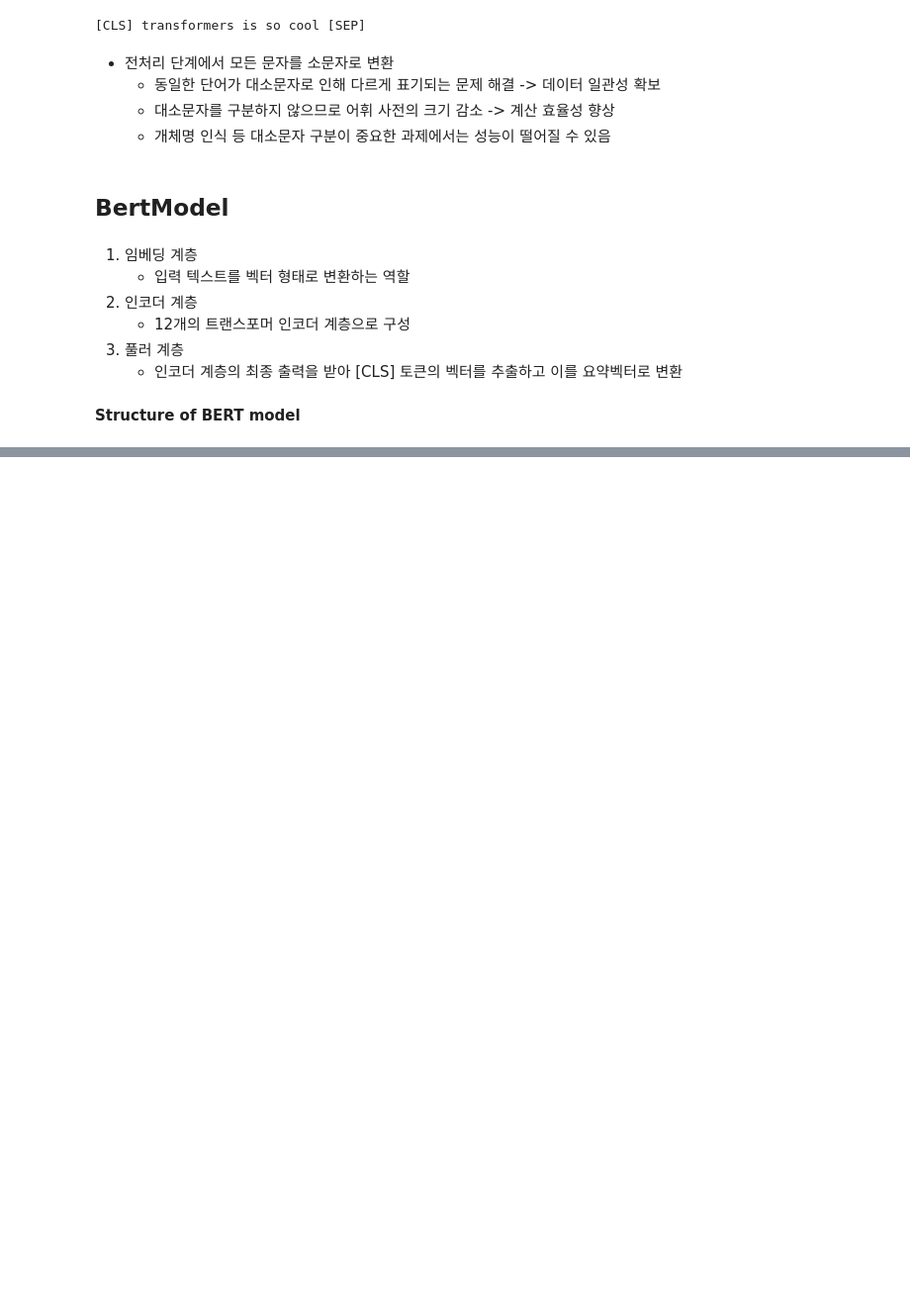
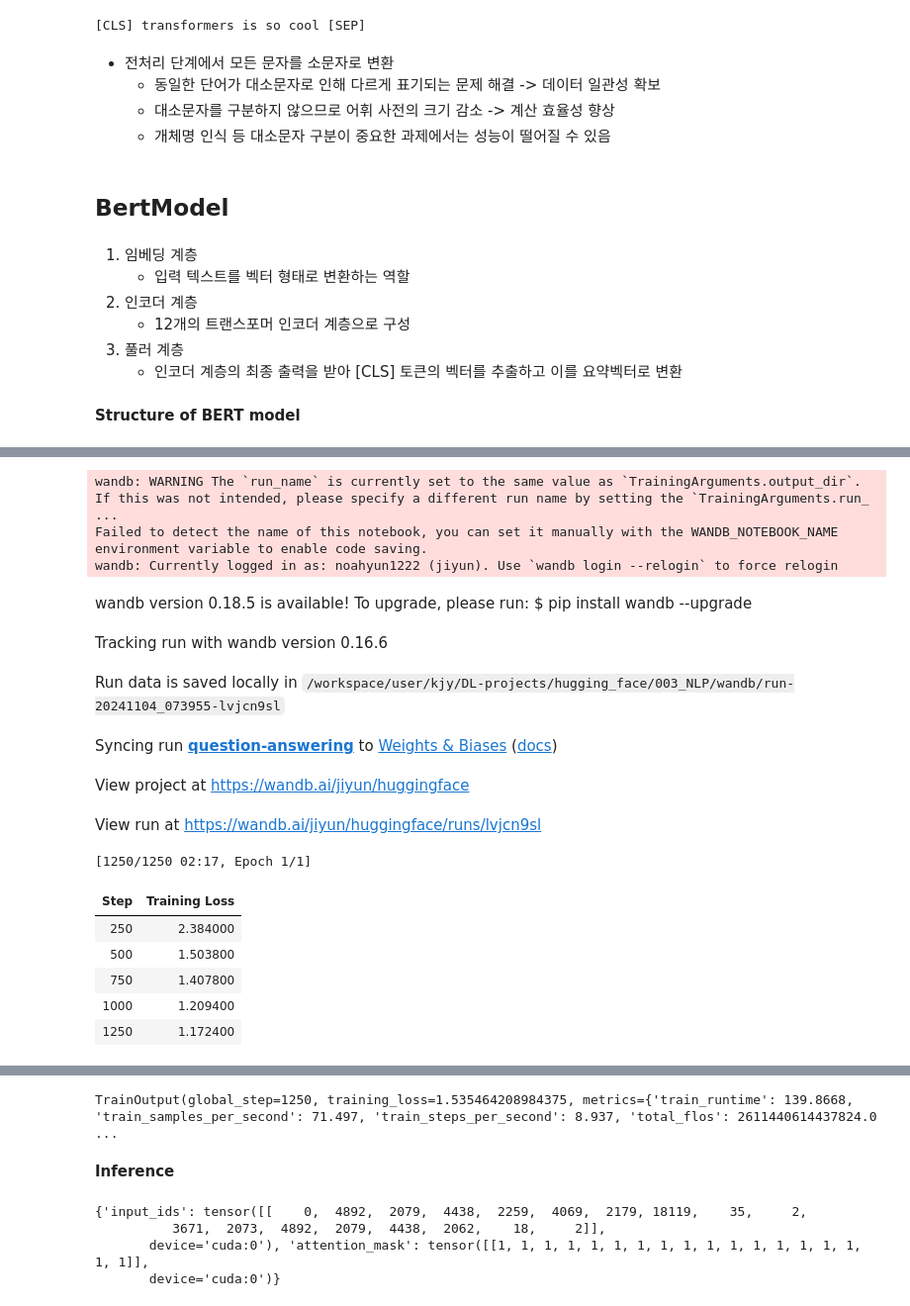
Before and after one commit to JYKai/hugging-face, a Jupyter notebook: 003_NLP/003_NLP.ipynb, the cells around one changed output, grey strips where cells are left out. Shown at 99% size. Drawn from its saved outputs; the diff is of its cells as text; code cells hidden in the pictures; blank space fills up the shorter version.

```diff
--- a/003_NLP/003_NLP.ipynb
+++ b/003_NLP/003_NLP.ipynb
@@ -92,0 +709,4 @@ L activation
+# %%
+processed_dataset = processed_dataset.filter(
+    lambda x: x["end_positions"] < tokenizer.model_max_length
+)
@@ -92,0 +743,21 @@ L activation
+# %%
+collator = DataCollatorWithPadding(tokenizer, padding="longest")
+# %%
+training_arguments = TrainingArguments(
+    output_dir="question-answering",
+    per_device_train_batch_size=8,
+    per_device_eval_batch_size=16,
+    learning_rate=5e-5,
+    num_train_epochs=1,
+    eval_steps=250,
+    logging_steps=250,
+    seed=42
+)
+# %%
+trainer = Trainer(
+    model=model,
+    args=training_arguments,
+    data_collator=collator,
+    train_dataset=processed_dataset["train"].select(range(10000)),
+    eval_dataset=processed_dataset["validation"].select(range(100))
+)
@@ -92,0 +781,19 @@ L activation
+# %%
+trainer.train()
+# %% [output]
+wandb: WARNING The `run_name` is currently set to the same value as `TrainingArguments.output_dir`. If this was not intended, please specify a different run name by setting the `TrainingArguments.run_ ...
+Failed to detect the name of this notebook, you can set it manually with the WANDB_NOTEBOOK_NAME environment variable to enable code saving.
+wandb: Currently logged in as: noahyun1222 (jiyun). Use `wandb login --relogin` to force relogin
+wandb version 0.18.5 is available! To upgrade, please run: $ pip install wandb --upgrade
+Tracking run with wandb version 0.16.6
+Run data is saved locally in /workspace/user/kjy/DL-projects/hugging_face/003_NLP/wandb/run-20241104_073955-lvjcn9sl
+Syncing run question-answering to Weights & Biases (docs)
+View project at https://wandb.ai/jiyun/huggingface
+View run at https://wandb.ai/jiyun/huggingface/runs/lvjcn9sl
+[1250/1250 02:17, Epoch 1/1]
+| Step | Training Loss |
+| 250 | 2.384000 |
+| 500 | 1.503800 |
+| 750 | 1.407800 |
+| 1000 | 1.209400 |
+| 1250 | 1.172400 |
@@ -92,0 +817,3 @@ L activation
+TrainOutput(global_step=1250, training_loss=1.535464208984375, metrics={'train_runtime': 139.8668, 'train_samples_per_second': 71.497, 'train_steps_per_second': 8.937, 'total_flos': 2611440614437824.0 ...
+# %% [markdown]
+**Inference**
@@ -92,0 +834,7 @@ L activation
+# %%
+inputs
+# %% [output]
+{'input_ids': tensor([[    0,  4892,  2079,  4438,  2259,  4069,  2179, 18119,    35,     2,
+          3671,  2073,  4892,  2079,  4438,  2062,    18,     2]],
+       device='cuda:0'), 'attention_mask': tensor([[1, 1, 1, 1, 1, 1, 1, 1, 1, 1, 1, 1, 1, 1, 1, 1, 1, 1]],
+       device='cuda:0')}
```
Also changed, not shown: parts of 134 cells of this notebook.
